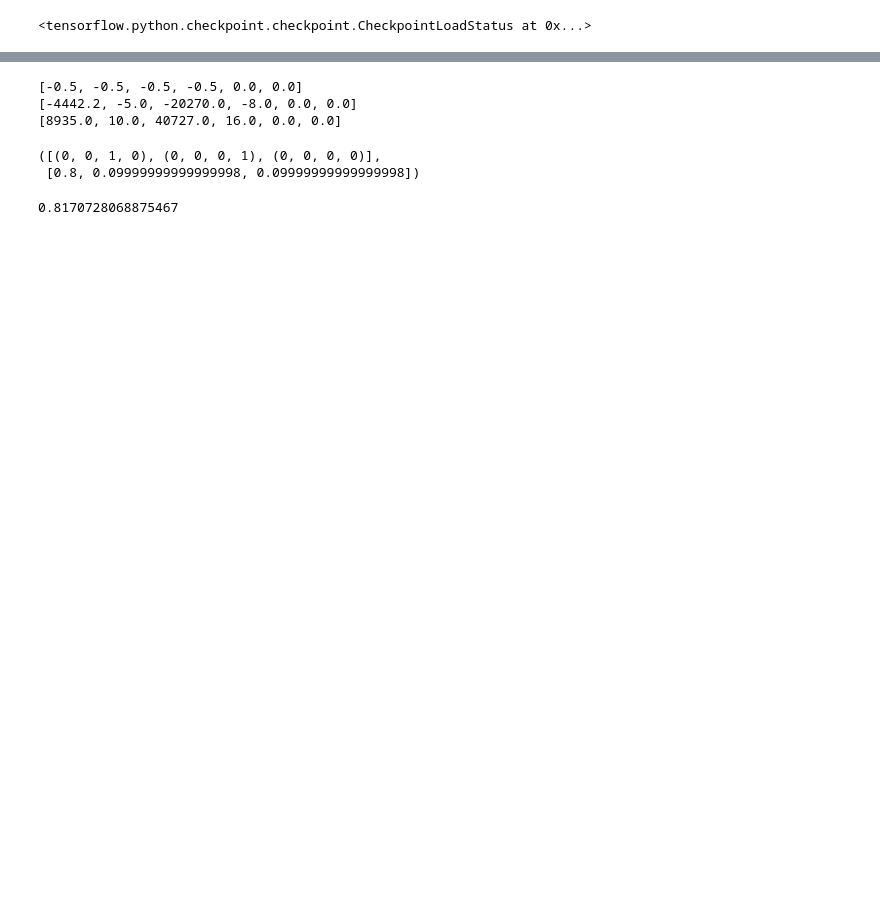
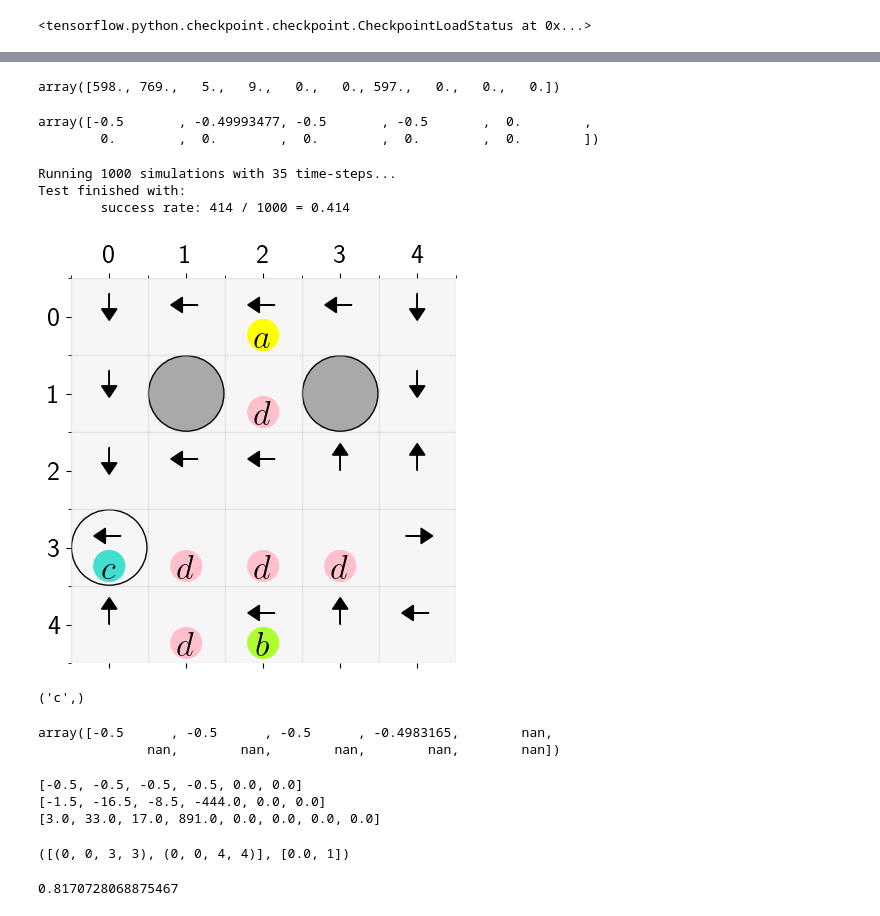
Before and after one commit to CL2-UWaterloo/RL-LTL, a Jupyter notebook: Main/sequential_delivery.ipynb, the cells around one changed output, grey strips where cells are left out. Saved outputs shown, nothing was run; the diff lists cells and outputs as text; code cells hidden in the pictures; blank space fills up the shorter version.

```diff
--- a/Main/sequential_delivery.ipynb
+++ b/Main/sequential_delivery.ipynb
@@ -208,15 +56,48 @@ KeyboardInterrupt:
+# %%
+N1 = np.load(f'outputs/Ours/SD_{p}.npy')
+# %%
+N[(0,1,2,0)]
+# %% [output]
+array([598., 769.,   5.,   9.,   0.,   0., 597.,   0.,   0.,   0.])
+# %%
+Q[(0, 0, 4, 3)]
+# %% [output]
+array([-0.5       , -0.49993477, -0.5       , -0.5       ,  0.        ,
+        0.        ,  0.        ,  0.        ,  0.        ,  0.        ])
+# %%
+policy2=np.argmax(N1,axis=4)
+value2=np.max(N1,axis=4)
+np.save(f'outputs/Ours/SD_{p}', N1)
+# %%
+episodes, rew = run_Q_test(csrl, policy2, LTL_formula, predicates, start=None, T=35, runs=1000, verbose=0, reachability=True)
+# %% [output]
+Running 1000 simulations with 35 time-steps...
+Test finished with:
+        success rate: 414 / 1000 = 0.414
+# %%
+grid_mdp.plot(policy=policy2[0, 5])
+# %% [output]
+[figure, added]
+# %%
+csrl.mdp.label[3,0]
+# %% [output]
+('c',)
+# %%
+(W[state])/N[state]
+# %% [output]
+array([-0.5      , -0.5      , -0.5      , -0.4983165,        nan,
+              nan,        nan,        nan,        nan,        nan])
 # %%
-state = (0,0,0,0)
+state = (0, 0, 4, 3)
 print([round(i,2) for i in Q[state][:6]])
 print([round(i,2) for i in W[state][:6]])
-print([round(i,2) for i in N[state][:6]])
-csrl.transition_probs[(state)][1]
+print([round(i,2) for i in N1[state][:8]])
+csrl.transition_probs[(state)][2]
 # %% [output]
 [-0.5, -0.5, -0.5, -0.5, 0.0, 0.0]
-[-4442.2, -5.0, -20270.0, -8.0, 0.0, 0.0]
-[8935.0, 10.0, 40727.0, 16.0, 0.0, 0.0]
+[-1.5, -16.5, -8.5, -444.0, 0.0, 0.0]
+[3.0, 33.0, 17.0, 891.0, 0.0, 0.0, 0.0, 0.0]
-([(0, 0, 1, 0), (0, 0, 0, 1), (0, 0, 0, 0)],
- [0.8, 0.09999999999999998, 0.09999999999999998])
+([(0, 0, 3, 3), (0, 0, 4, 4)], [0.0, 1])
 # %%
 # u, d, r, l
 # %% [output]
```
Also changed, not shown: parts of 17 cells of this notebook, 21 other files.
